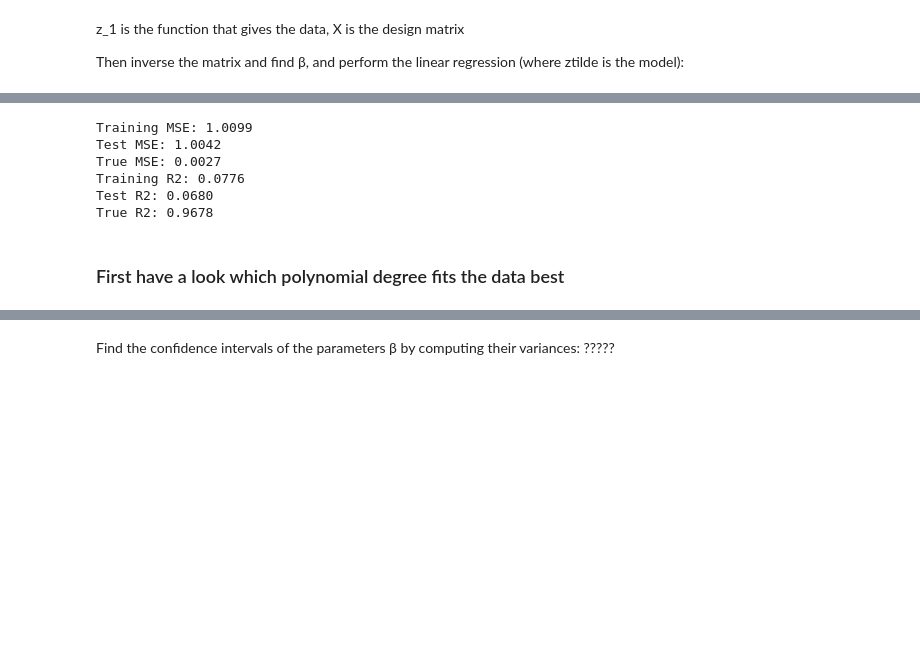
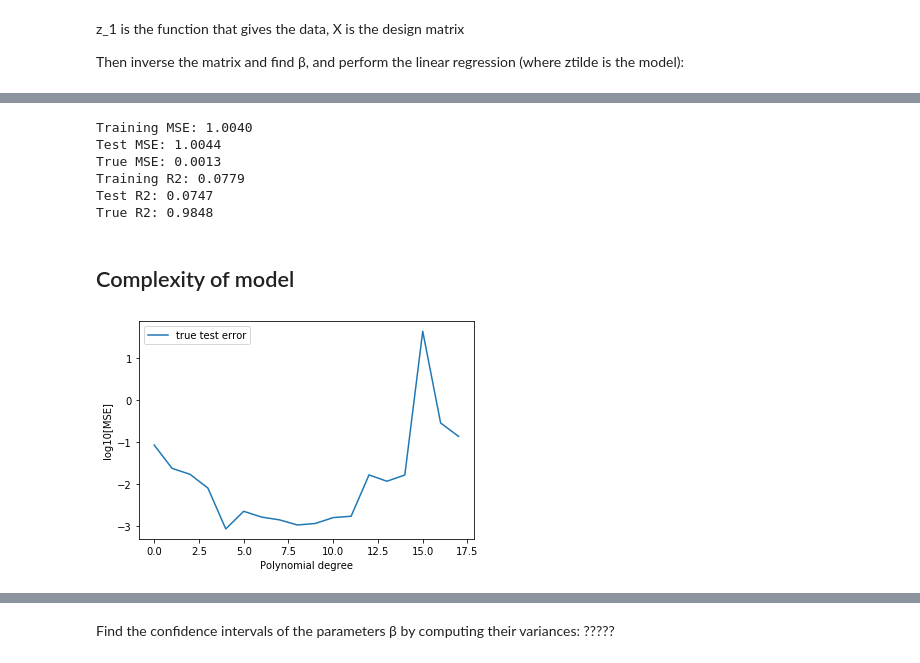
Before and after one commit to jolyndev/FYS-STK4155, a Jupyter notebook: Project1a-restructured.ipynb, the cells around one changed output, grey strips where cells are left out. Saved outputs shown, nothing was run; the diff lists cells and outputs as text; code cells hidden in the pictures; blank space fills up the shorter version.

```diff
--- a/Project1a-restructured.ipynb
+++ b/Project1a-restructured.ipynb
@@ -74,7 +74,7 @@ def CreateDesignMatrix_X(x, y, n):
             X[:,q+k] = x**(i-k) * y**k
     return X
 # %%
-n_x = 200   # number of points
+n_x = 250   # number of points
 
 # sort the random values, else your fit will go crazy
 #x = np.sort((np.random.uniform(0, 1, n_x)))
@@ -124,11 +124,11 @@ print(R2(z_true, ztilde))
 X_train, X_test, z_train, z_test, z_true_train, z_true_test = train_test_split(X, z_1, z_true, test_size=0.2)
 
 # Get the new model from the training data
-beta2 = np.linalg.inv(X_train.T.dot(X_train)).dot(X_train.T).dot(z_train)
-ztilde1 = X_train @ beta2
+beta1 = np.linalg.inv(X_train.T.dot(X_train)).dot(X_train.T).dot(z_train)
+ztilde1 = X_train @ beta1
 
 # And the predictions for the test data
-zpredict = X_test @ beta2
+zpredict = X_test @ beta1
 
 print("Training MSE: %0.4f" % MSE(z_train, ztilde1))
 print("Test MSE: %0.4f" % MSE(z_test, zpredict))
@@ -138,38 +138,47 @@ print("Training R2: %0.4f" % R2(z_train, ztilde1))
 print("Test R2: %0.4f" % R2(z_test, zpredict))
 print("True R2: %0.4f" % R2(z_true_test, zpredict))
 # %% [output]
-Training MSE: 1.0099
-Test MSE: 1.0042
-True MSE: 0.0027
-Training R2: 0.0776
-Test R2: 0.0680
-True R2: 0.9678
+Training MSE: 1.0040
+Test MSE: 1.0044
+True MSE: 0.0013
+Training R2: 0.0779
+Test R2: 0.0747
+True R2: 0.9848
+# %% [markdown]
+## Complexity of model
 # %%
-maxdegree = 20
+maxdegree = 18
 true_mse = np.zeros(maxdegree)
 train_mse = np.zeros(maxdegree)
 polynomial = np.zeros(maxdegree)
 
-for degree in range(maxdegree):
-    X = CreateDesignMatrix_X(x_1, y_1, n=degree)
+tests = 5
 
-    X_train, X_test, z_train, z_test, z_true_train, z_true_test = train_test_split(X, z_1, z_true, test_size=0.2)
-    beta2 = np.linalg.inv(X_train.T.dot(X_train)).dot(X_train.T).dot(z_train)
-    ztilde1 = X_train @ beta2
-    zpredict = X_test @ beta2
-    polynomial[degree] = degree
-    true_mse[degree] = MSE(z_true_test, zpredict)
-    train_mse[degree] = MSE(z_train, ztilde1)
+for i in range(tests):
+    for degree in range(maxdegree):
+        X1 = CreateDesignMatrix_X(x_1, y_1, n=degree)
+
+        X1_train, X1_test, z1_train, z1_test, z1_true_train, z1_true_test = train_test_split(X1, z_1, z_true, test_size=0.2)
+        beta2 = np.linalg.inv(X1_train.T.dot(X1_train)).dot(X1_train.T).dot(z1_train)
+        ztilde1 = X1_train @ beta2
+        zpredict1 = X1_test @ beta2
+        polynomial[degree] = degree
+        true_mse[degree] = MSE(z1_true_test, zpredict1)
+        #print(true_mse)
+        #train_mse[degree] = MSE(z_train, ztilde1)
+
+    true_mse[i] /= tests
+    #print(true_mse)
 
 #print(polynomial)
 #print(true_mse)
-print(train_mse)
+#print(train_mse)
 
 plt.plot(polynomial, np.log10(true_mse), label='true test error')
-plt.plot(polynomial, np.log10(train_mse), label='training error')
+#plt.plot(polynomial, np.log10(train_mse), label='training error')
 plt.xlabel('Polynomial degree')
 plt.ylabel('log10[MSE]')
 plt.legend()
 plt.show()
+# %% [output]
+[figure, added]
-# %% [markdown]
-### First have a look which polynomial degree fits the data best
```
Also changed, not shown: parts of 42 cells of this notebook.
